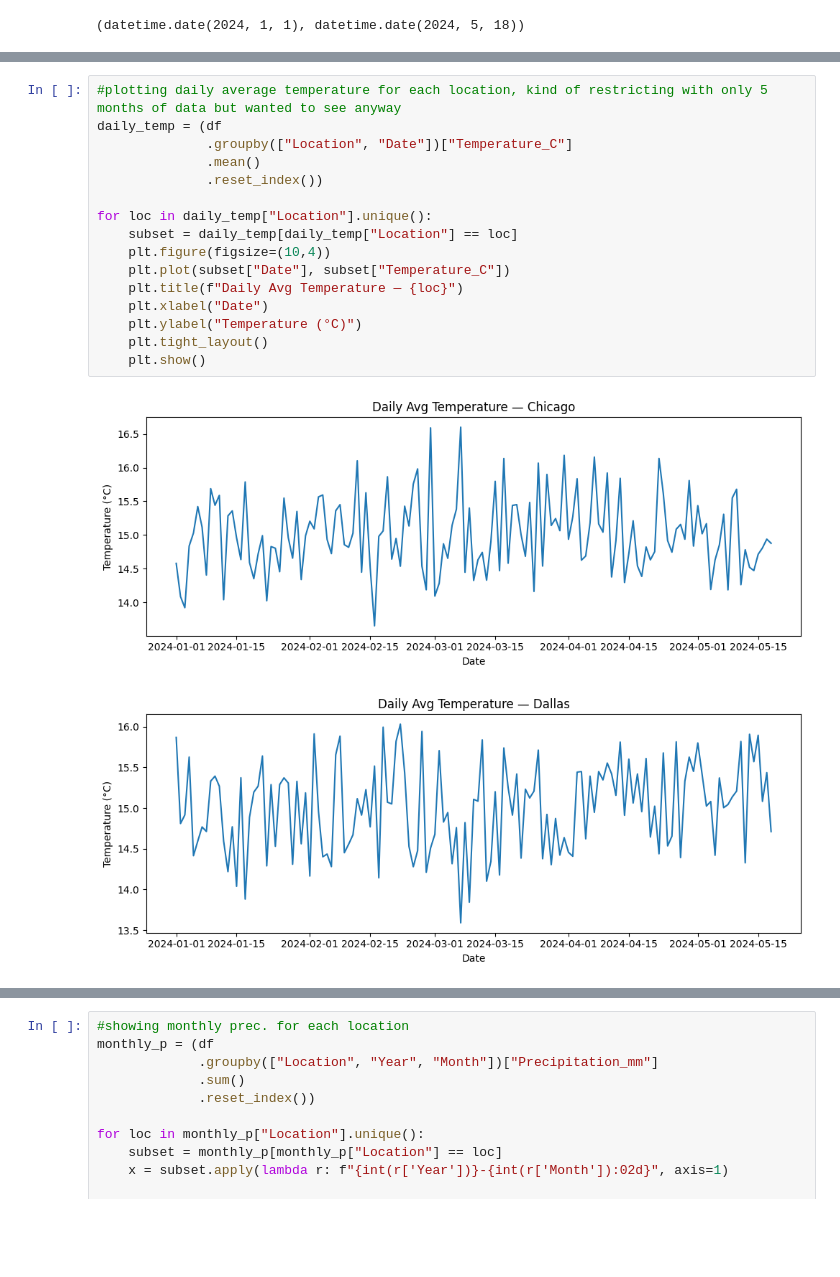
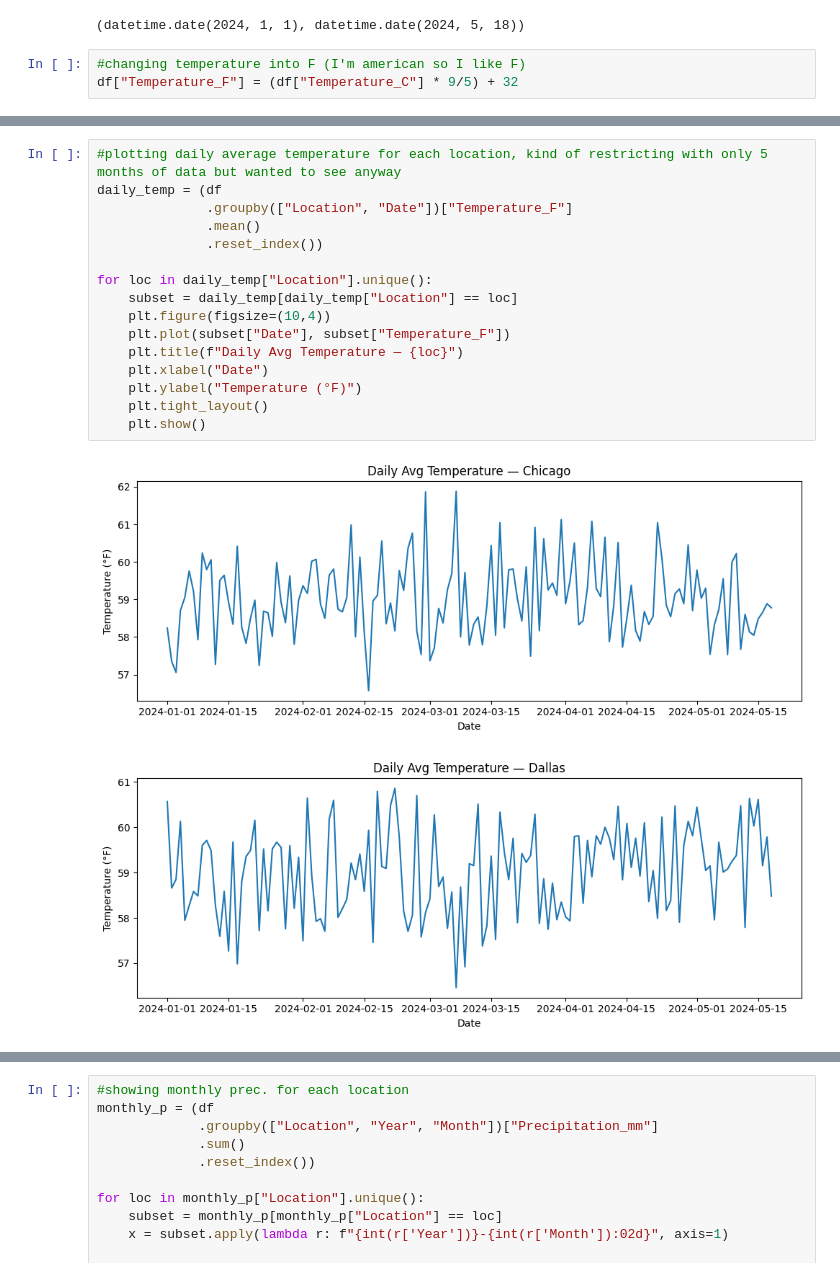
Before and after one commit to Calvinzheng123/Calvinzheng123.github.io, a Jupyter notebook: notebooks/WeatherProject_Notebook.ipynb, the cells around one changed output, grey strips where cells are left out. Saved outputs shown, nothing was run; the diff lists cells and outputs as text; blank space fills up the shorter version.

```diff
--- a/notebooks/WeatherProject_Notebook.ipynb
+++ b/notebooks/WeatherProject_Notebook.ipynb
@@ -92,5 +92,8 @@ San Jose         99863
 San Diego        99774
 Name: count, dtype: int64
 (datetime.date(2024, 1, 1), datetime.date(2024, 5, 18))
+# %%
+#changing temperature into F (I'm american so I like F)
+df["Temperature_F"] = (df["Temperature_C"] * 9/5) + 32
 # %%
 #basically grouping the data by location and some descriptive stats like mean,std,min,median
@@ -138,19 +141,19 @@ monthly.head(10)
 # %%
 #plotting daily average temperature for each location, kind of restricting with only 5 months of data but wanted to see anyway
 daily_temp = (df
-              .groupby(["Location", "Date"])["Temperature_C"]
+              .groupby(["Location", "Date"])["Temperature_F"]
               .mean()
               .reset_index())
 
 for loc in daily_temp["Location"].unique():
     subset = daily_temp[daily_temp["Location"] == loc]
     plt.figure(figsize=(10,4))
-    plt.plot(subset["Date"], subset["Temperature_C"])
+    plt.plot(subset["Date"], subset["Temperature_F"])
     plt.title(f"Daily Avg Temperature — {loc}")
     plt.xlabel("Date")
-    plt.ylabel("Temperature (°C)")
+    plt.ylabel("Temperature (°F)")
     plt.tight_layout()
     plt.show()
 # %% [output]
-[figure, old version]
+[figure, new version]
-[figure, old version]
+[figure, new version]
```
Also changed, not shown: parts of 4 cells of this notebook, 1 other file.
